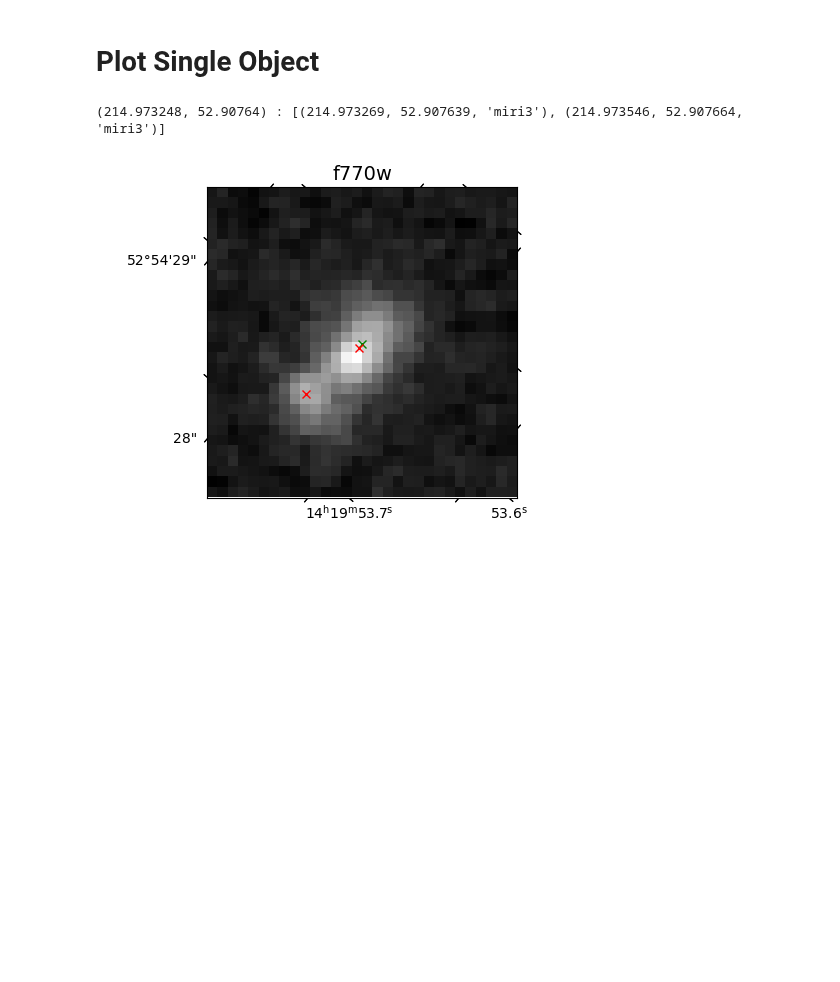
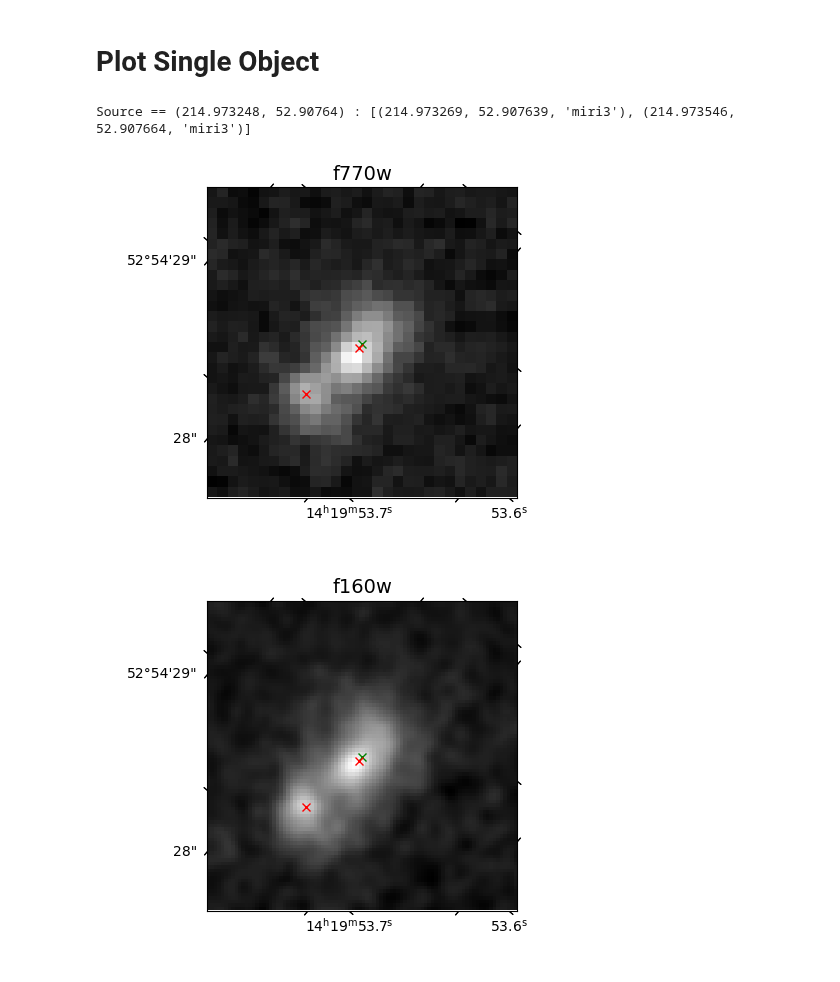
Before and after one commit to parallax-xallaraq/AGNerds, a Jupyter notebook: JWST_AGN_proj2/ImgCuts_duplicates_tphot-egs.ipynb, the cells around one changed output. Cells and saved outputs as stored; diff of their text form; code cells hidden in the pictures; blank space fills up the shorter version.

Commit message:
make HST cutout

```diff
--- a/JWST_AGN_proj2/ImgCuts_duplicates_tphot-egs.ipynb
+++ b/JWST_AGN_proj2/ImgCuts_duplicates_tphot-egs.ipynb
@@ -30,17 +30,22 @@ print(galaxyCoordinants)
 {(215.061708, 52.900944): [(215.061722, 52.900933, 'miri6'), (215.061896, 52.900765, 'miri6')], (215.044522, 52.894596): [(215.044535, 52.894589, 'miri6'), (215.044768, 52.894784, 'miri6')], (215.0278 ...
 # %%
 # build dictionary of data, header, and wcs for a given fits file
-def GetData(fitsFile):
+def GetData(fitsFile, egs=False):
     f = fits.open(fitsFile)
+    if(egs):
+        wcs = WCS(f[0].header, relax=True)
+    else:
+        wcs = WCS(f[1].header)
+    # fill dictionary with data
     dataDict = {
         'data'      : fits.getdata(fitsFile),
         'header'    : fits.getheader(fitsFile),
-        'wcs'       : WCS(f[1].header)
+        'wcs'       : wcs
     }
     f.close()
     return(dataDict)
 # %%
-# read CEERS MIRI (cm) image data
+# read CEERS MIRI image data
 miri = {
     'miri1' : {
         'f1000w' : GetData(path_catalogs+'\\ceers_miri1_f1000w_i2d.fits'),
@@ -59,6 +64,12 @@ miri = {
         'f770w'  : GetData(path_catalogs+'\\ceers_miri6_f770w_i2d.fits')
     }
 }
+print('MIRI READ')
+# read EGS data
+egs = {
+    'f160w' : GetData(path_catalogs+'\\egs_all_wfc3_ir_f160w_030mas_v1.9_drz.fits', egs=True)
+}
+print('EGS READ')
 # %% [output]
 WARNING: FITSFixedWarning: 'datfix' made the change 'Set DATE-BEG to '2022-06-21T18:46:09.494' from MJD-BEG.
 Set DATE-AVG to '2022-06-21T19:01:47.926' from MJD-AVG.
@@ -206,33 +220,49 @@ def MarksFromDict(keyCoord,valCoords) :
 # %%
 # dictionary format :
 #   key: tuple(ra,dec) for egs
 #   value: list[tuple(ra,dec,field),...] for tphot
 
 # example source
 i=23
 key,val = list(galaxyCoordinants.items())[i]
-print(key, ':', val)
+print('Source ==', key, ':', val)
 # extract info from dict
 field_i = val[0][2] # gets miri field of first object --> [0] access first entry in list, [2] gets the field string
 marks_i = MarksFromDict(key,val)
 
-# plot
+# plot tphot
 band = 'f770w'
 MakePlotOfSrc_OneBand(
     coord = marks_i[0],
     wcs   = miri[field_i][band]['wcs'],    # World Coordinate System
     data  = miri[field_i][band]['data'],   # image data
     band  = band,   # title of subplot
     title = '',  # plot title
     marks = marks_i,   # add markers to these coordinantes. format [(RA1,DEC1),(RA2,DEC2),...]
     useNorm=None,   # normalization percent interval
     showGrid=False,
     dl=30,  # cutout size
     fileName=''     # name and path of file to save to
 )
+
+# plot egs
+band = 'f160w'
+MakePlotOfSrc_OneBand(
+    coord = marks_i[0],
+    wcs   = egs[band]['wcs'],    # World Coordinate System
+    data  = egs[band]['data'],   # image data
+    band  = band,   # title of subplot
+    title = '',  # plot title
+    marks = marks_i,   # add markers to these coordinantes. format [(RA1,DEC1),(RA2,DEC2),...]
+    useNorm=None,   # normalization percent interval
+    showGrid=False,
+    dl=90,  # cutout size
+    fileName=''     # name and path of file to save to
+)
 # %% [output]
-(214.973248, 52.90764) : [(214.973269, 52.907639, 'miri3'), (214.973546, 52.907664, 'miri3')]
+Source == (214.973248, 52.90764) : [(214.973269, 52.907639, 'miri3'), (214.973546, 52.907664, 'miri3')]
 [figure]
+[figure, added]
 # %%
 # TODO plot jwst and hst side by side, same frame same marks, change color of marks and add legend (egs blue, jwst red).
 # for jwst: stick with 770, look at 1000 if nothing in 770. for hst, stick with f160.
```
Also changed, not shown: parts of 1 cell of this notebook.
